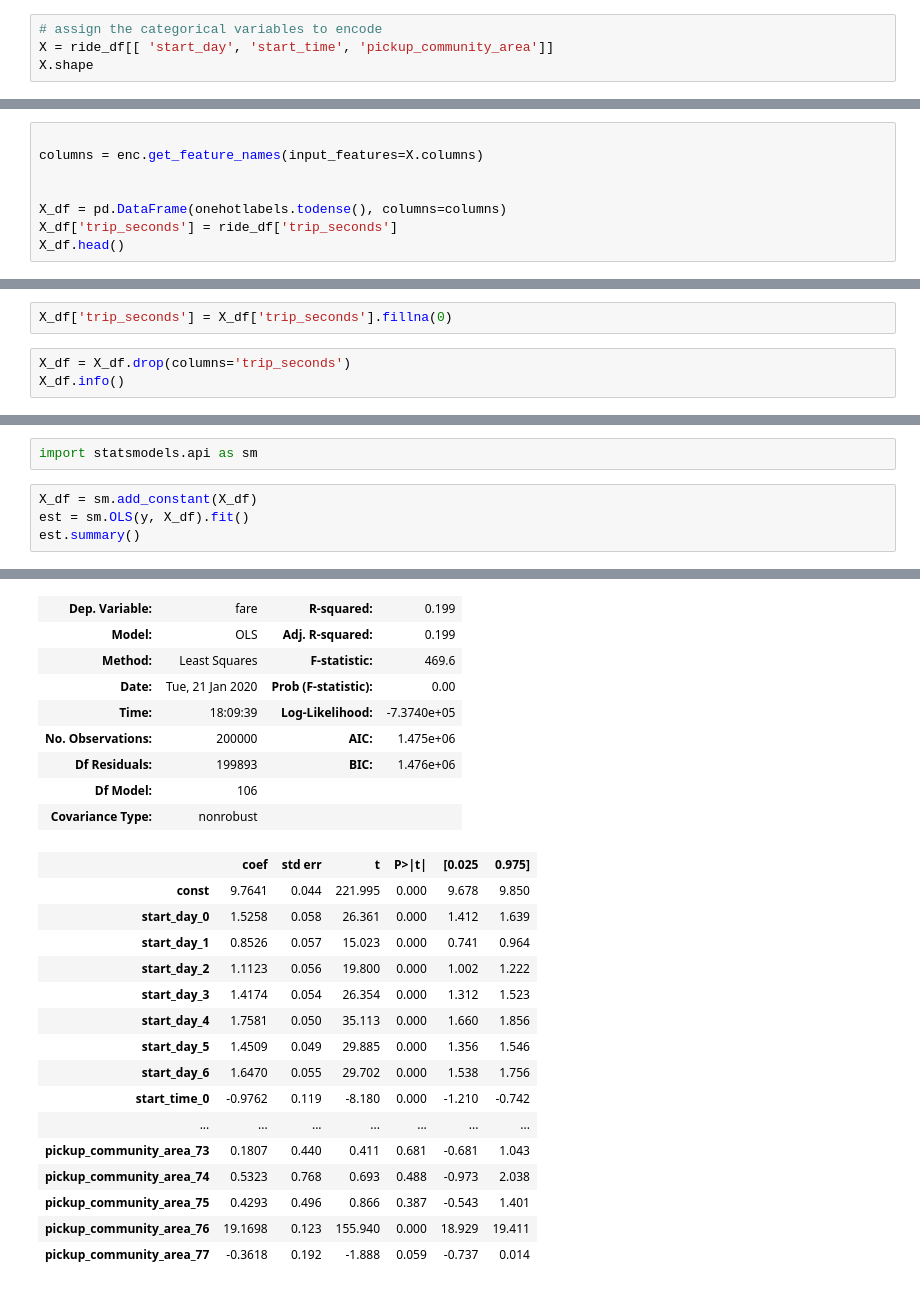
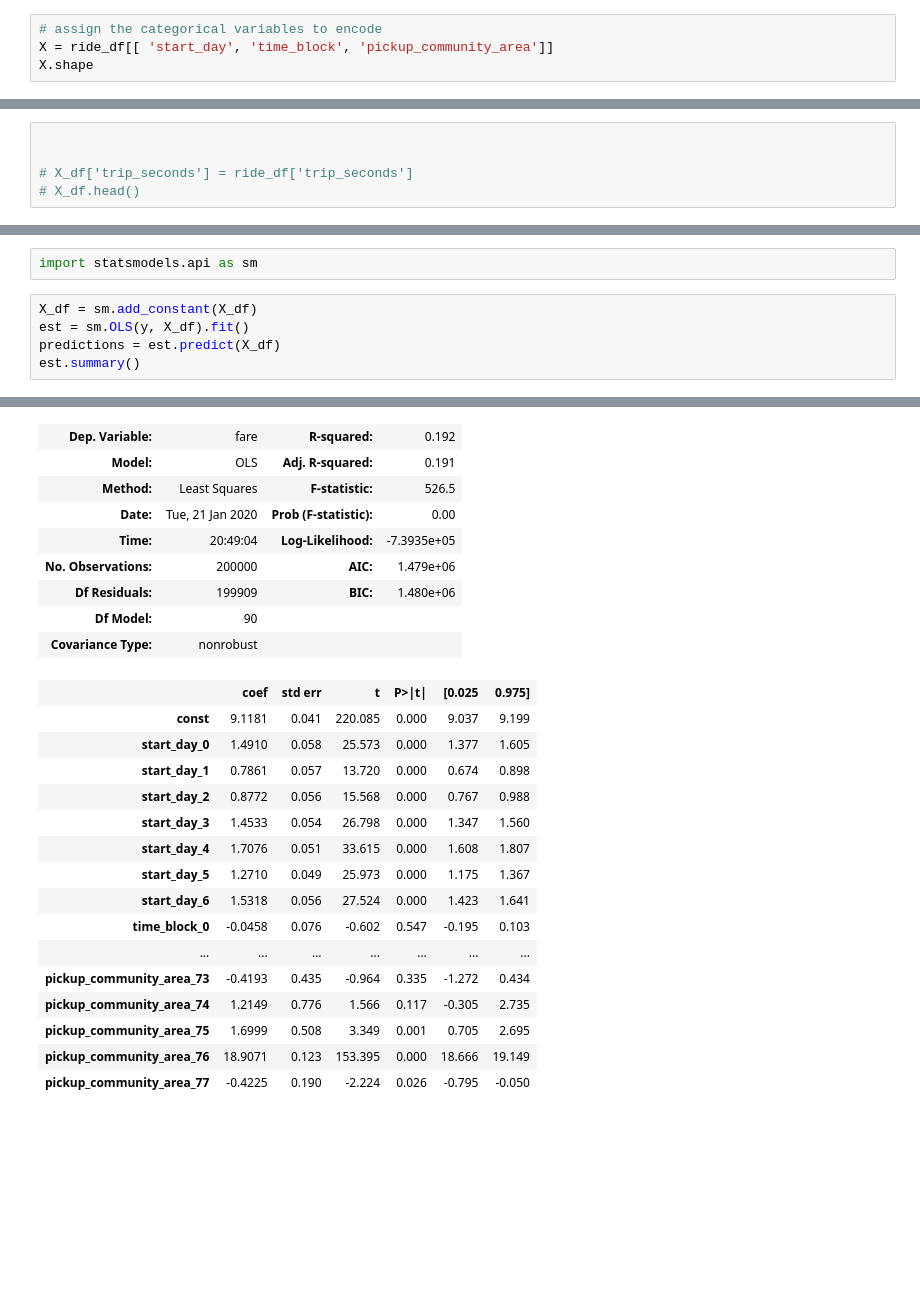
Before and after one commit to muoyo/chicago-ridesharing, a Jupyter notebook: Chicago_EDA.ipynb, the cells around one changed output, grey strips where cells are left out. Drawn from its saved outputs; the diff is of its cells as text; blank space fills up the shorter version.

```diff
--- a/Chicago_EDA.ipynb
+++ b/Chicago_EDA.ipynb
@@ -280,7 +334,7 @@ sns.pairplot(ind_var)
 **One Hot Encode the categorical variables**
 # %%
 # assign the categorical variables to encode
-X = ride_df[[ 'start_day', 'start_time', 'pickup_community_area']]
+X = ride_df[[ 'start_day', 'time_block', 'pickup_community_area']]
 X.shape
 # %% [output]
 (200000, 3)
@@ -313,8 +364,5 @@ memory usage: 169.4 MB
 # %%
 
-columns = enc.get_feature_names(input_features=X.columns)
 
-
-X_df = pd.DataFrame(onehotlabels.todense(), columns=columns)
-X_df['trip_seconds'] = ride_df['trip_seconds']
-X_df.head()
+# X_df['trip_seconds'] = ride_df['trip_seconds']
+# X_df.head()
@@ -329,5 +368,0 @@ X_df.head()
-# %%
-X_df['trip_seconds'] = X_df['trip_seconds'].fillna(0)
-# %%
-X_df = X_df.drop(columns='trip_seconds')
-X_df.info()
@@ -348,31 +377,32 @@ import statsmodels.api as sm
 # %%
 X_df = sm.add_constant(X_df)
 est = sm.OLS(y, X_df).fit()
+predictions = est.predict(X_df)
 est.summary()
 # %% [output]
 OLS Regression Results
-| Dep. Variable: | fare | R-squared: | 0.199 |
-| Model: | OLS | Adj. R-squared: | 0.199 |
-| Method: | Least Squares | F-statistic: | 469.6 |
+| Dep. Variable: | fare | R-squared: | 0.192 |
+| Model: | OLS | Adj. R-squared: | 0.191 |
+| Method: | Least Squares | F-statistic: | 526.5 |
 | Date: | Tue, 21 Jan 2020 | Prob (F-statistic): | 0.00 |
-| Time: | 18:09:39 | Log-Likelihood: | -7.3740e+05 |
-| No. Observations: | 200000 | AIC: | 1.475e+06 |
-| Df Residuals: | 199893 | BIC: | 1.476e+06 |
-| Df Model: | 106 |  |  |
+| Time: | 20:49:04 | Log-Likelihood: | -7.3935e+05 |
+| No. Observations: | 200000 | AIC: | 1.479e+06 |
+| Df Residuals: | 199909 | BIC: | 1.480e+06 |
+| Df Model: | 90 |  |  |
 | Covariance Type: | nonrobust |  |  |
 |  | coef | std err | t | P>|t| | [0.025 | 0.975] |
-| const | 9.7641 | 0.044 | 221.995 | 0.000 | 9.678 | 9.850 |
-| start_day_0 | 1.5258 | 0.058 | 26.361 | 0.000 | 1.412 | 1.639 |
-| start_day_1 | 0.8526 | 0.057 | 15.023 | 0.000 | 0.741 | 0.964 |
-| start_day_2 | 1.1123 | 0.056 | 19.800 | 0.000 | 1.002 | 1.222 |
-| start_day_3 | 1.4174 | 0.054 | 26.354 | 0.000 | 1.312 | 1.523 |
-| start_day_4 | 1.7581 | 0.050 | 35.113 | 0.000 | 1.660 | 1.856 |
-| start_day_5 | 1.4509 | 0.049 | 29.885 | 0.000 | 1.356 | 1.546 |
-| start_day_6 | 1.6470 | 0.055 | 29.702 | 0.000 | 1.538 | 1.756 |
-| start_time_0 | -0.9762 | 0.119 | -8.180 | 0.000 | -1.210 | -0.742 |
+| const | 9.1181 | 0.041 | 220.085 | 0.000 | 9.037 | 9.199 |
+| start_day_0 | 1.4910 | 0.058 | 25.573 | 0.000 | 1.377 | 1.605 |
+| start_day_1 | 0.7861 | 0.057 | 13.720 | 0.000 | 0.674 | 0.898 |
+| start_day_2 | 0.8772 | 0.056 | 15.568 | 0.000 | 0.767 | 0.988 |
+| start_day_3 | 1.4533 | 0.054 | 26.798 | 0.000 | 1.347 | 1.560 |
+| start_day_4 | 1.7076 | 0.051 | 33.615 | 0.000 | 1.608 | 1.807 |
+| start_day_5 | 1.2710 | 0.049 | 25.973 | 0.000 | 1.175 | 1.367 |
+| start_day_6 | 1.5318 | 0.056 | 27.524 | 0.000 | 1.423 | 1.641 |
+| time_block_0 | -0.0458 | 0.076 | -0.602 | 0.547 | -0.195 | 0.103 |
 | ... | ... | ... | ... | ... | ... | ... |
-| pickup_community_area_73 | 0.1807 | 0.440 | 0.411 | 0.681 | -0.681 | 1.043 |
-| pickup_community_area_74 | 0.5323 | 0.768 | 0.693 | 0.488 | -0.973 | 2.038 |
-| pickup_community_area_75 | 0.4293 | 0.496 | 0.866 | 0.387 | -0.543 | 1.401 |
-| pickup_community_area_76 | 19.1698 | 0.123 | 155.940 | 0.000 | 18.929 | 19.411 |
-| pickup_community_area_77 | -0.3618 | 0.192 | -1.888 | 0.059 | -0.737 | 0.014 |
+| pickup_community_area_73 | -0.4193 | 0.435 | -0.964 | 0.335 | -1.272 | 0.434 |
+| pickup_community_area_74 | 1.2149 | 0.776 | 1.566 | 0.117 | -0.305 | 2.735 |
+| pickup_community_area_75 | 1.6999 | 0.508 | 3.349 | 0.001 | 0.705 | 2.695 |
+| pickup_community_area_76 | 18.9071 | 0.123 | 153.395 | 0.000 | 18.666 | 19.149 |
+| pickup_community_area_77 | -0.4225 | 0.190 | -2.224 | 0.026 | -0.795 | -0.050 |
```
Also changed, not shown: parts of 32 cells of this notebook.
